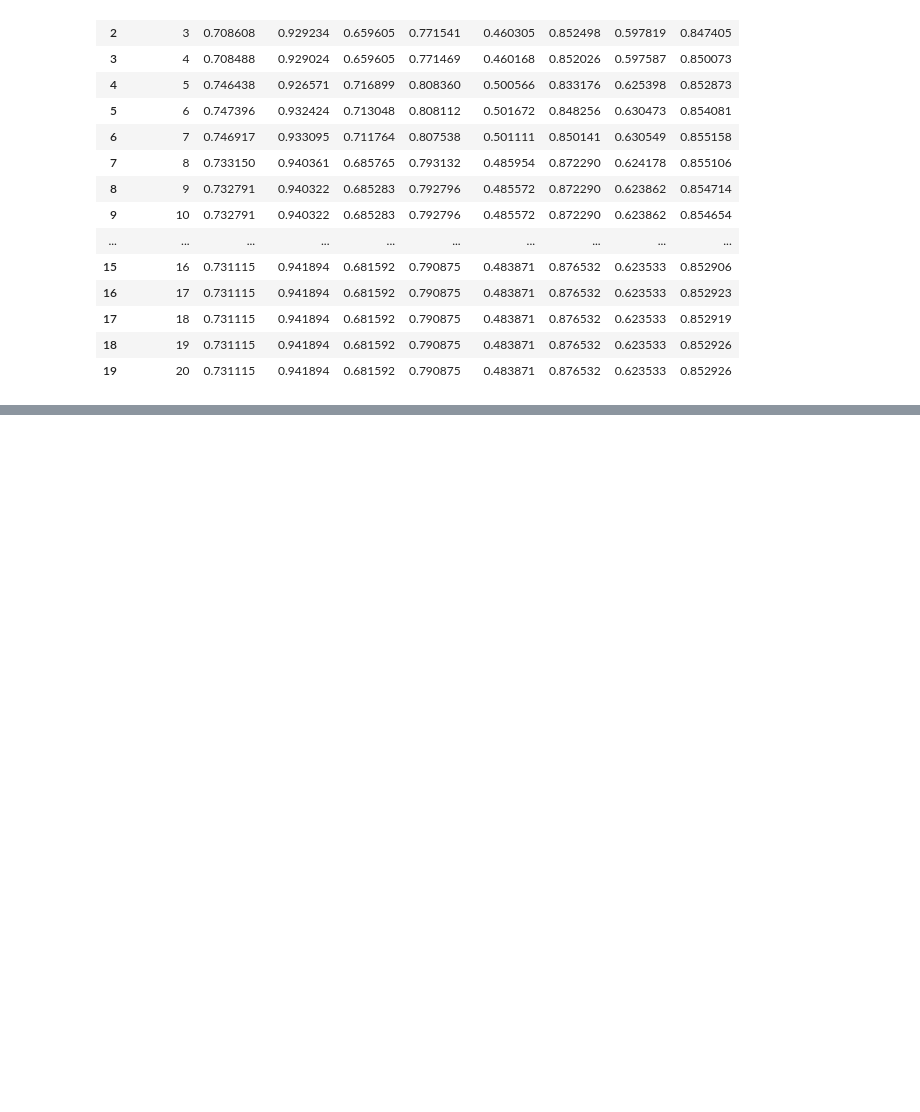
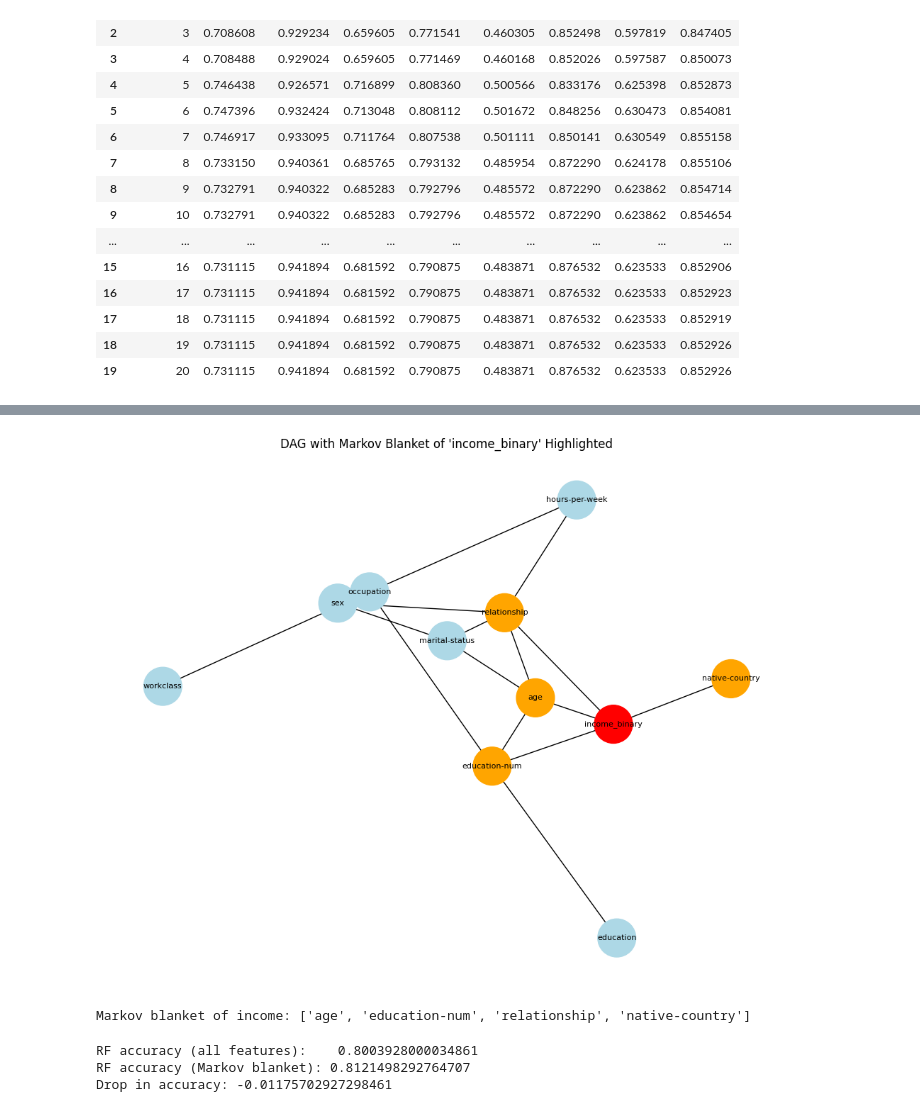
Before and after one commit to Kyle-Briggs8/Research1, a Jupyter notebook: test.ipynb, the cells around one changed output, grey strips where cells are left out. Drawn from its saved outputs; the diff is of its cells as text; code cells hidden in the pictures; blank space fills up the shorter version.

```diff
--- a/test.ipynb
+++ b/test.ipynb
@@ -1575,0 +1666,54 @@ evaluate_rf_depths(df_sub)
+# %%
+target = "income_binary"
+mb_income = bn.get_markov_blanket(target)
+
+plt.figure(figsize=(10, 8))
+pos = nx.spring_layout(G, seed=0)
+
+node_colors = []
+for node in G.nodes():
+    if node == target:
+        node_colors.append("red")          # target
+    elif node in mb_income:
+        node_colors.append("orange")       # Markov blanket
+    else:
+        node_colors.append("lightblue")    # other nodes
+
+nx.draw_networkx_nodes(G, pos, node_size=1500, node_color=node_colors)
+nx.draw_networkx_edges(G, pos, arrows=True, arrowstyle="->", arrowsize=15)
+nx.draw_networkx_labels(G, pos, font_size=8)
+
+plt.axis("off")
+plt.title(f"DAG with Markov Blanket of '{target}' Highlighted")
+plt.tight_layout()
+plt.show()
+
+print("Markov blanket of income:", mb_income)
+# %% [output]
+[figure, added]
+Markov blanket of income: ['age', 'education-num', 'relationship', 'native-country']
+# %%
+from sklearn.ensemble import RandomForestClassifier
+from sklearn.model_selection import cross_val_score
+
+target = "income_binary"
+
+all_features = [c for c in df_white.columns if c != target]
+mb_features  = ['age', 'education-num', 'relationship', 'native-country']
+
+X_full    = df_white[all_features]
+X_mb      = df_white[mb_features]
+y         = df_white[target]
+
+rf = RandomForestClassifier(n_estimators=300, random_state=0)
+
+score_full = cross_val_score(rf, X_full, y, cv=5).mean()
+score_mb   = cross_val_score(rf, X_mb, y, cv=5).mean()
+
+print("RF accuracy (all features):   ", score_full)
+print("RF accuracy (Markov blanket):", score_mb)
+print("Drop in accuracy:", score_full - score_mb)
+# %% [output]
+RF accuracy (all features):    0.8003928000034861
+RF accuracy (Markov blanket): 0.8121498292764707
+Drop in accuracy: -0.01175702927298461
```
Also changed, not shown: parts of 6 cells of this notebook.
